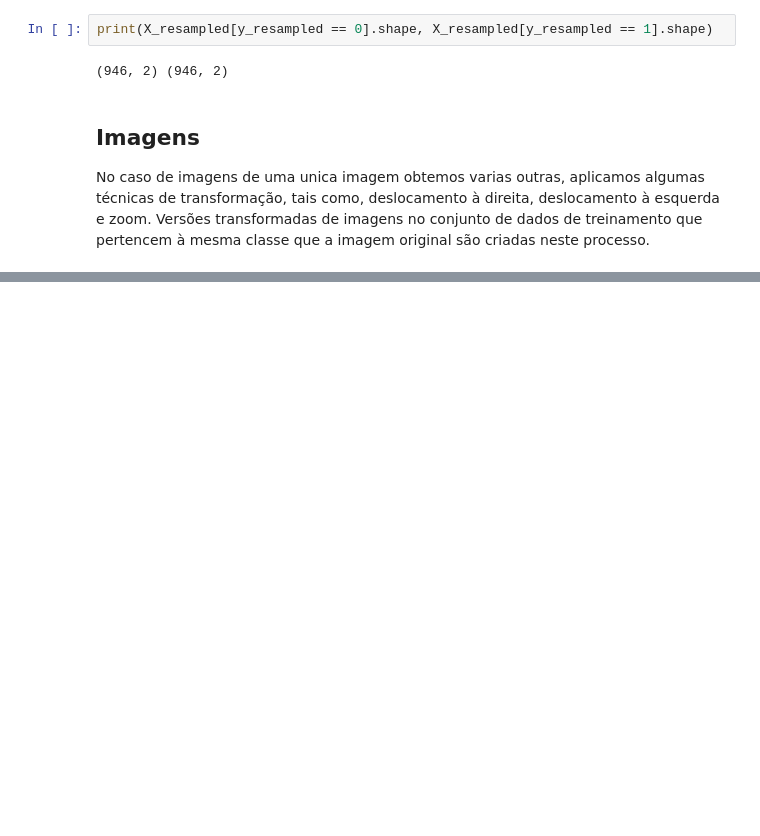
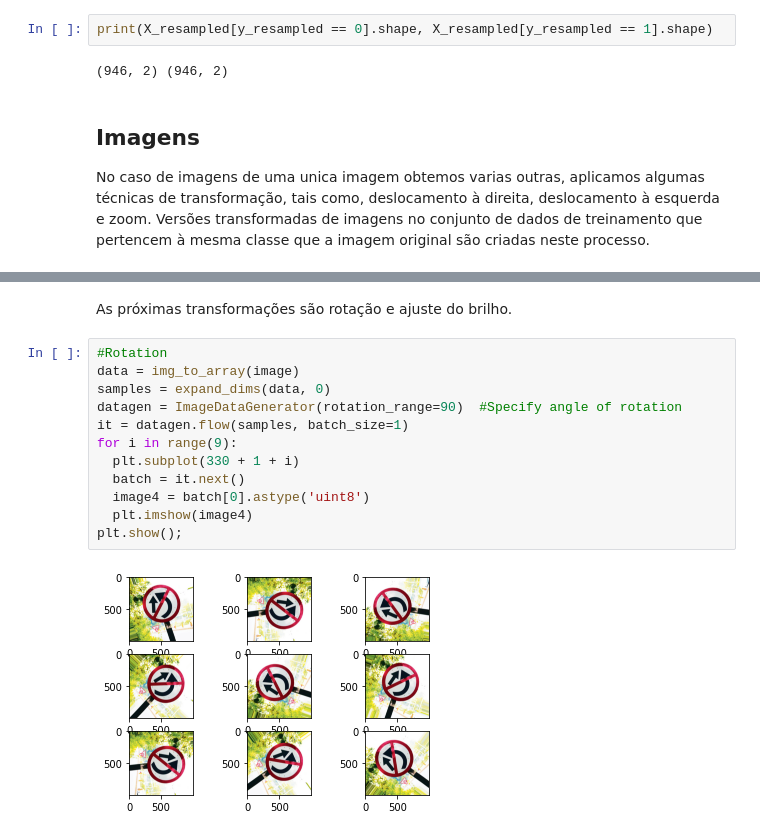
Before and after one commit to titocampos/estudo-crm, a Jupyter notebook: Data_Augmentation.ipynb, the cells around one changed output, grey strips where cells are left out. Drawn from its saved outputs; the diff is of its cells as text; blank space fills up the shorter version.

```diff
--- a/Data_Augmentation.ipynb
+++ b/Data_Augmentation.ipynb
@@ -56,0 +117,16 @@ No caso de imagens de uma unica imagem obtemos varias outras, aplicamos algumas
+# %% [markdown]
+As próximas transformações são rotação e ajuste do brilho.
+# %%
+#Rotation
+data = img_to_array(image)
+samples = expand_dims(data, 0)
+datagen = ImageDataGenerator(rotation_range=90)  #Specify angle of rotation
+it = datagen.flow(samples, batch_size=1)
+for i in range(9):
+  plt.subplot(330 + 1 + i)
+  batch = it.next()
+  image4 = batch[0].astype('uint8')
+  plt.imshow(image4)
+plt.show();
+# %% [output]
+[figure, added]
```
Also changed, not shown: parts of 9 cells of this notebook.
